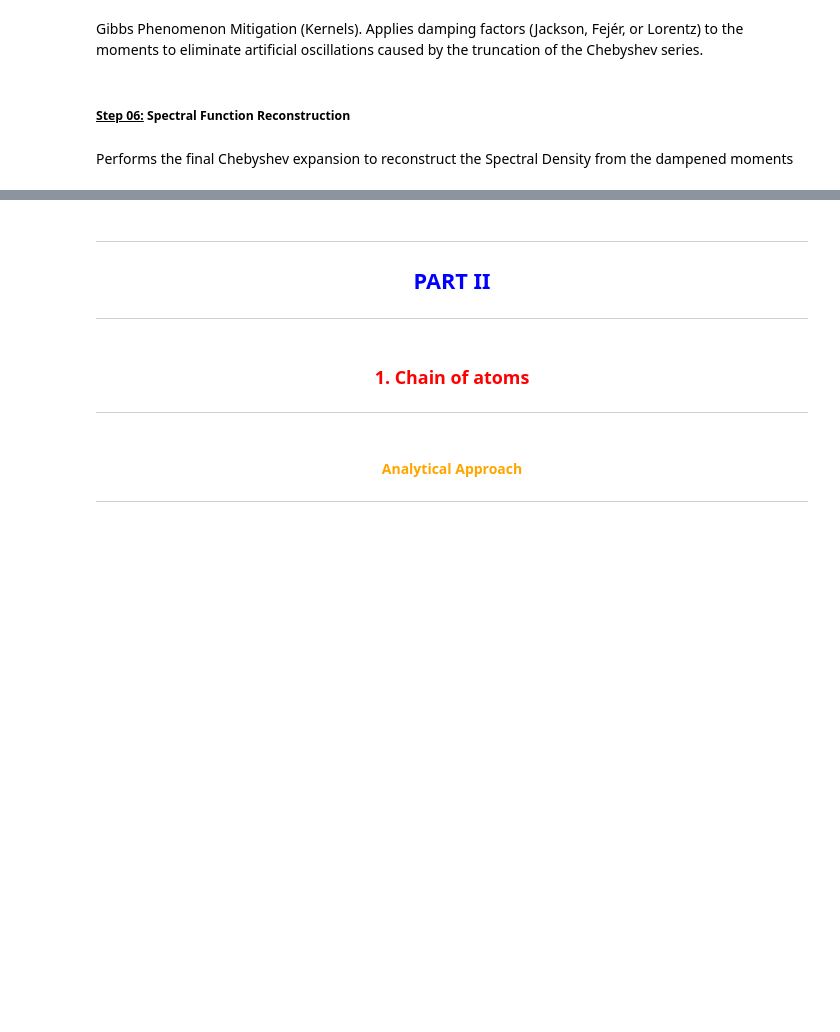
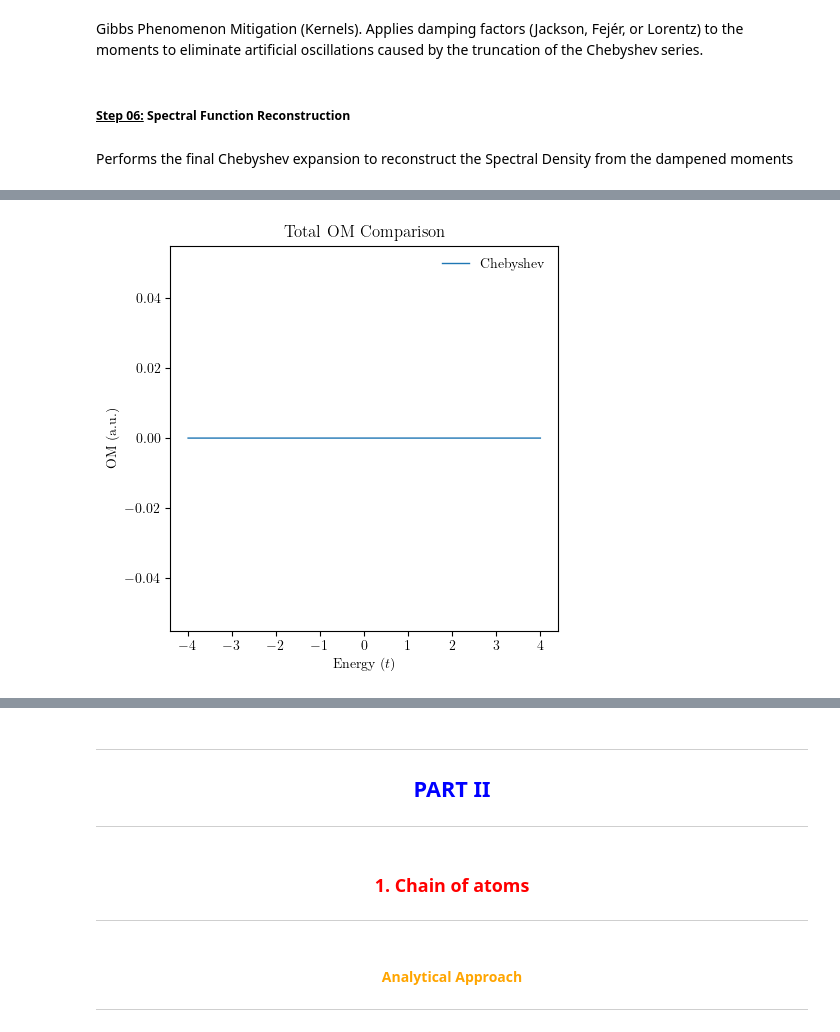
Before and after one commit to KJohnmar/ChebyshevExpasion, a Jupyter notebook: ChebyshevPolynomial.ipynb, the cells around one changed output, grey strips where cells are left out. Saved outputs shown, nothing was run; the diff lists cells and outputs as text; code cells hidden in the pictures; blank space fills up the shorter version.

```diff
--- a/ChebyshevPolynomial.ipynb
+++ b/ChebyshevPolynomial.ipynb
@@ -1285,0 +1435,9 @@ def get_DOS_Chebyshev(mu_g, energies, shift, scale):
+# %%
+lattice, pos = get_triangulene_graphene(name="4-triangulene", onsite=(0,0), center=(0,0), t=1.0, rotation_angle=0, mode2N=False)
+print(pos)
+print(pos[0])
+print(pos[0][0])
+print(pos[0][1])
+print(pos[1])
+print(pos[1][0])
+print(pos[1][1])
@@ -1285,0 +1469,66 @@ def get_DOS_Chebyshev(mu_g, energies, shift, scale):
+# %%
+def main_plot_Triangulene_Chebyshev():
+    # 1. Adjust the figure size to fit both plots side-by-side
+    fig = plt.figure(figsize=(5, 5))
+
+    # 2. Create the gridspec
+    gs_main = gridspec.GridSpec(1, 1, figure=fig, wspace=0.3, hspace=0.3)
+
+    # 3. Create the subplots
+    ax1 = fig.add_subplot(gs_main[0, 0])
+    #ax2 = fig.add_subplot(gs_main[0, 1])
+    #ax3 = fig.add_subplot(gs_main[1, 0])
+    #ax4 = fig.add_subplot(gs_main[1, 1])
+
+    """ 4. Model Setup and Exact Diagonalization """
+    # Parameters
+    #num_randomvectors = 20
+    num_moments = 1000
+
+    lattice, pos = get_triangulene_graphene(name="4-triangulene", onsite=(0,0), center=(0,0), t=1.0, rotation_angle=0, mode2N=False)
+    model = pb.Model(lattice, pb.primitive(1))
+    H_dense = model.hamiltonian.toarray()
+    num_sites = H_dense.shape[0]
+
+    # --- SITE INDICES ---
+    x, y, z = model.system.positions
+    idx_center = np.argmin(x**2 + y**2)
+    idx_tip = np.argmax(y)
+    idx_corner = np.argmax(x)
+
+    # --- SPECTRAL RESCALING ---
+    H_rescaled, E_max, E_min, shift, scale = rescale_hamiltonian(H_dense)
+    energies_axis = np.linspace(-4, 4, 5000)
+
+    """ ============== LOCAL Density Of States ============== """
+    positions = pos
+    orbital_index = 19
+    mu = calculate_chebyshev_moments_Local(H_rescaled, num_moments, orbital_index, positions)
+    mu_g = get_kernel(mu, name="jackson")
+    dos_KPM = get_DOS_Chebyshev(mu_g, energies_axis, shift, scale)
+    dos_KPM = dos_KPM * num_sites # Scale to match total state count
+
+    ax1.plot(energies_axis, dos_KPM, color="tab:blue", lw=1, label="Chebyshev", zorder=2)
+    ax1.set_title("Total OM Comparison")
+    ax1.set_xlabel(r"Energy ($t$)")
+    ax1.set_ylabel("OM (a.u.)")
+    ax1.legend(frameon=False)
+
+    # 5. Closing the boxes (Box Style)
+    #for ax in [ax1, ax2, ax3, ax4]:
+    #    for spine in ax.spines.values():
+    #        spine.set_visible(True)
+    #        spine.set_color('black')
+    #        spine.set_linewidth(1.0)
+    #    ax.set_frame_on(True)
+    #    ax.set_xlim(-3.5, 3.5) # Focus on the active energy range
+    #    ax.set_ylim(bottom=0)
+
+    # 6. Finalization
+    #plt.tight_layout()
+    #plt.show()
+
+if __name__ == "__main__":
+    main_plot_Triangulene_Chebyshev()
+# %% [output]
+[figure, added]
```
Also changed, not shown: parts of 10 cells of this notebook.
